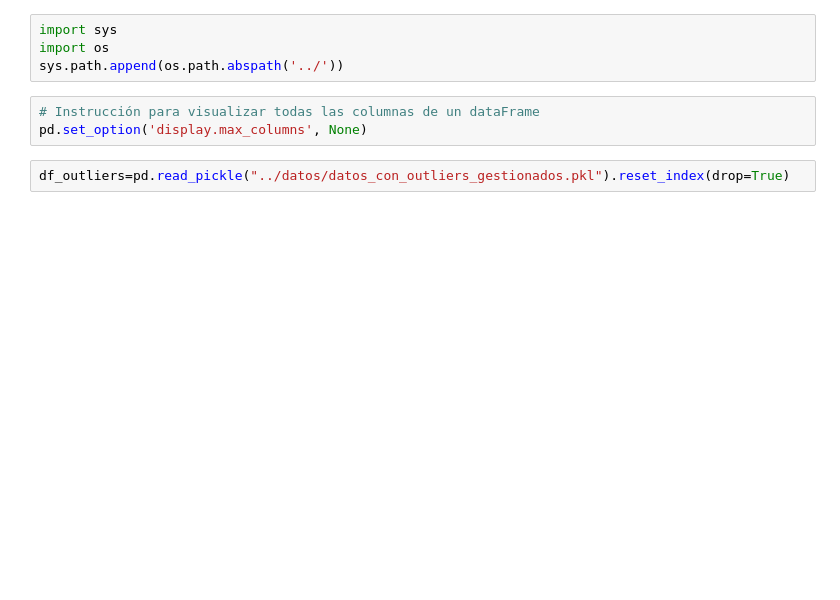
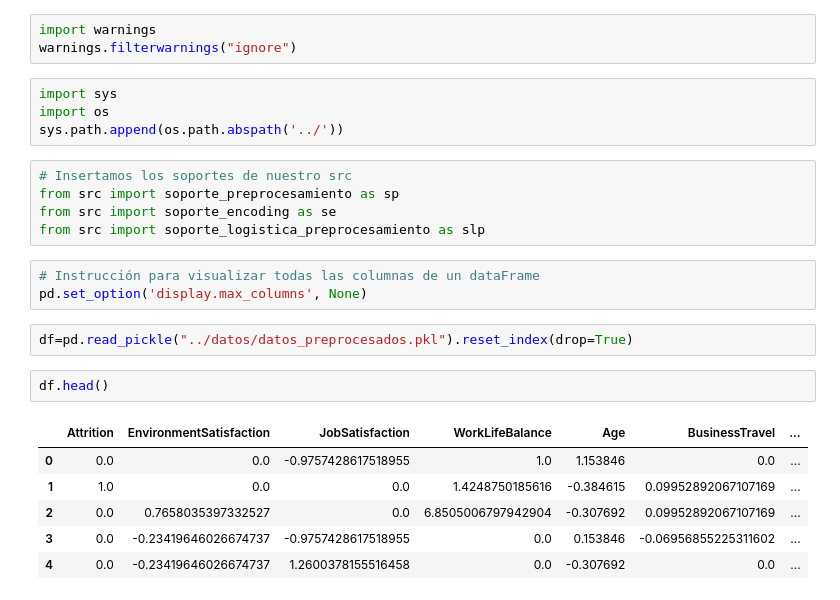
Before and after one commit to Rcm89/Proyecto8-Clasificacion, a Jupyter notebook: notebooks/5-desbalanceo.ipynb, the cells around one changed output. Drawn from its saved outputs; the diff is of its cells as text; blank space fills up the shorter version.

```diff
--- a/notebooks/5-desbalanceo.ipynb
+++ b/notebooks/5-desbalanceo.ipynb
@@ -43,9 +47,26 @@ from category_encoders import TargetEncoder
+# %%
+import warnings
+warnings.filterwarnings("ignore")
 # %%
 import sys
 import os
 sys.path.append(os.path.abspath('../'))
+# %%
+# Insertamos los soportes de nuestro src
+from src import soporte_preprocesamiento as sp
+from src import soporte_encoding as se
+from src import soporte_logistica_preprocesamiento as slp
 # %%
 # Instrucción para visualizar todas las columnas de un dataFrame
 pd.set_option('display.max_columns', None)
 # %%
-df_outliers=pd.read_pickle("../datos/datos_con_outliers_gestionados.pkl").reset_index(drop=True)
+df=pd.read_pickle("../datos/datos_preprocesados.pkl").reset_index(drop=True)
+# %%
+df.head()
+# %% [output]
+|  | Attrition | EnvironmentSatisfaction | JobSatisfaction | WorkLifeBalance | Age | BusinessTravel | ... |
+| 0 | 0.0 | 0.0 | -0.9757428617518955 | 1.0 | 1.153846 | 0.0 | ... |
+| 1 | 1.0 | 0.0 | 0.0 | 1.4248750185616 | -0.384615 | 0.09952892067107169 | ... |
+| 2 | 0.0 | 0.7658035397332527 | 0.0 | 6.8505006797942904 | -0.307692 | 0.09952892067107169 | ... |
+| 3 | 0.0 | -0.23419646026674737 | -0.9757428617518955 | 0.0 | 0.153846 | -0.06956855225311602 | ... |
+| 4 | 0.0 | -0.23419646026674737 | 1.2600378155516458 | 0.0 | -0.307692 | 0.0 | ... |
```
Also changed, not shown: parts of 12 cells of this notebook, 4 other files.
